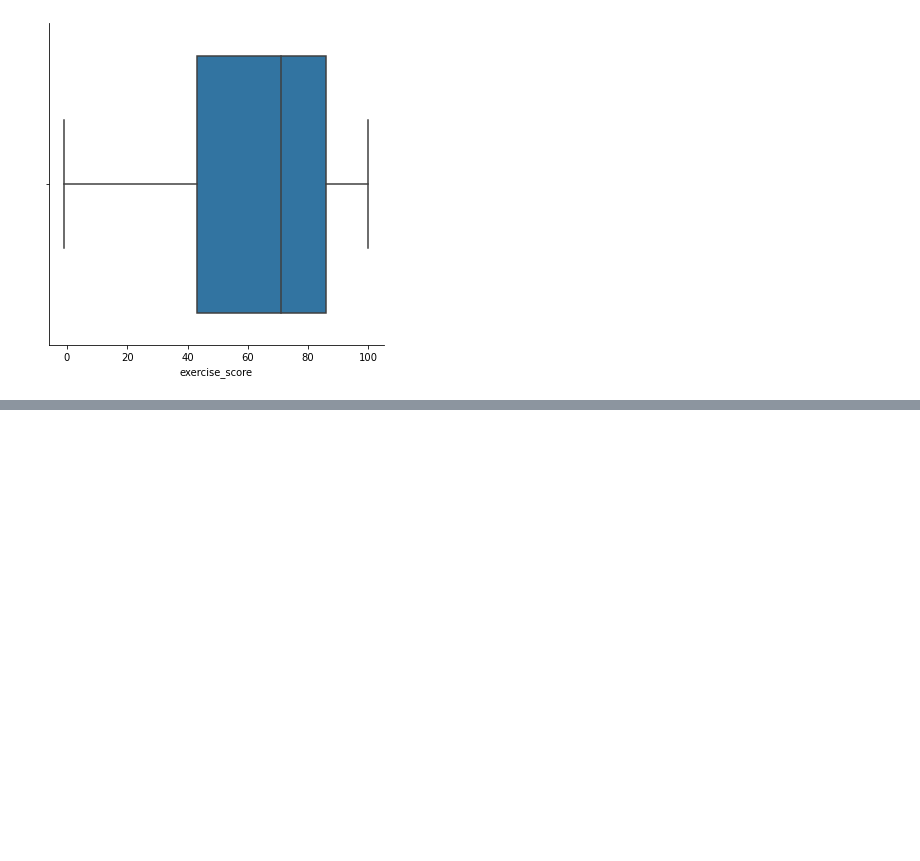
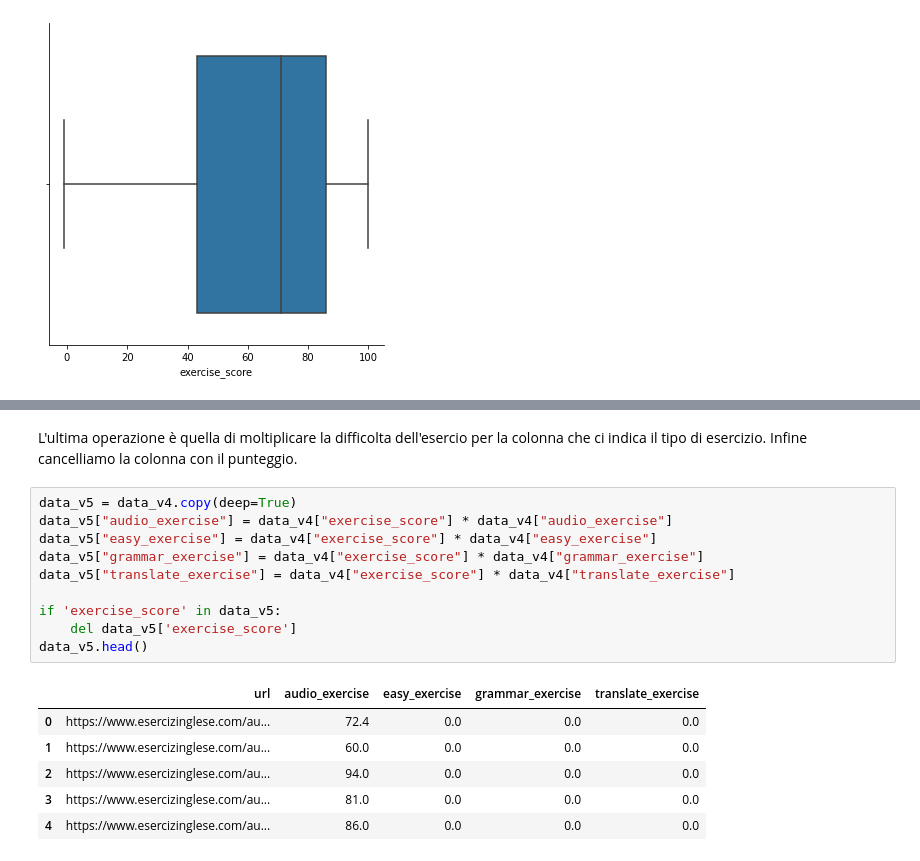
Before and after one commit to francobelloni85/DataMiningUni, a Jupyter notebook: project_exam.ipynb, the cells around one changed output, grey strips where cells are left out. Saved outputs shown, nothing was run; the diff lists cells and outputs as text; blank space fills up the shorter version.

```diff
--- a/project_exam.ipynb
+++ b/project_exam.ipynb
@@ -374,0 +377,19 @@ https://machine-learning-class-notes.readthedocs.io/en/latest/lecture17.html
+# %% [markdown]
+L'ultima operazione è quella di moltiplicare la difficolta dell'esercio per la colonna che ci indica il tipo di esercizio. Infine cancelliamo la colonna con il punteggio.
+# %%
+data_v5 = data_v4.copy(deep=True)
+data_v5["audio_exercise"] = data_v4["exercise_score"] * data_v4["audio_exercise"]
+data_v5["easy_exercise"] = data_v4["exercise_score"] * data_v4["easy_exercise"]
+data_v5["grammar_exercise"] = data_v4["exercise_score"] * data_v4["grammar_exercise"]
+data_v5["translate_exercise"] = data_v4["exercise_score"] * data_v4["translate_exercise"]
+
+if 'exercise_score' in data_v5:
+    del data_v5['exercise_score']
+data_v5.head()
+# %% [output]
+|  | url | audio_exercise | easy_exercise | grammar_exercise | translate_exercise |
+| 0 | https://www.esercizinglese.com/au... | 72.4 | 0.0 | 0.0 | 0.0 |
+| 1 | https://www.esercizinglese.com/au... | 60.0 | 0.0 | 0.0 | 0.0 |
+| 2 | https://www.esercizinglese.com/au... | 94.0 | 0.0 | 0.0 | 0.0 |
+| 3 | https://www.esercizinglese.com/au... | 81.0 | 0.0 | 0.0 | 0.0 |
+| 4 | https://www.esercizinglese.com/au... | 86.0 | 0.0 | 0.0 | 0.0 |
```
Also changed, not shown: parts of 41 cells of this notebook, 1 other file.
